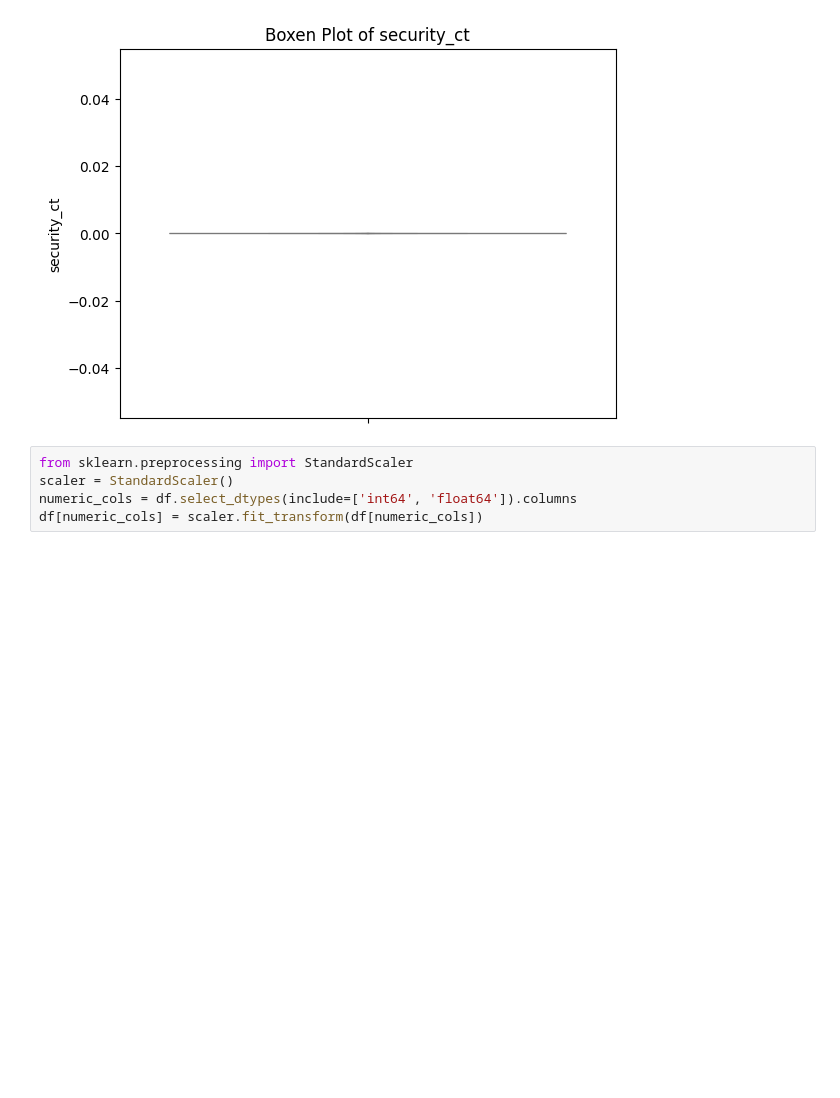
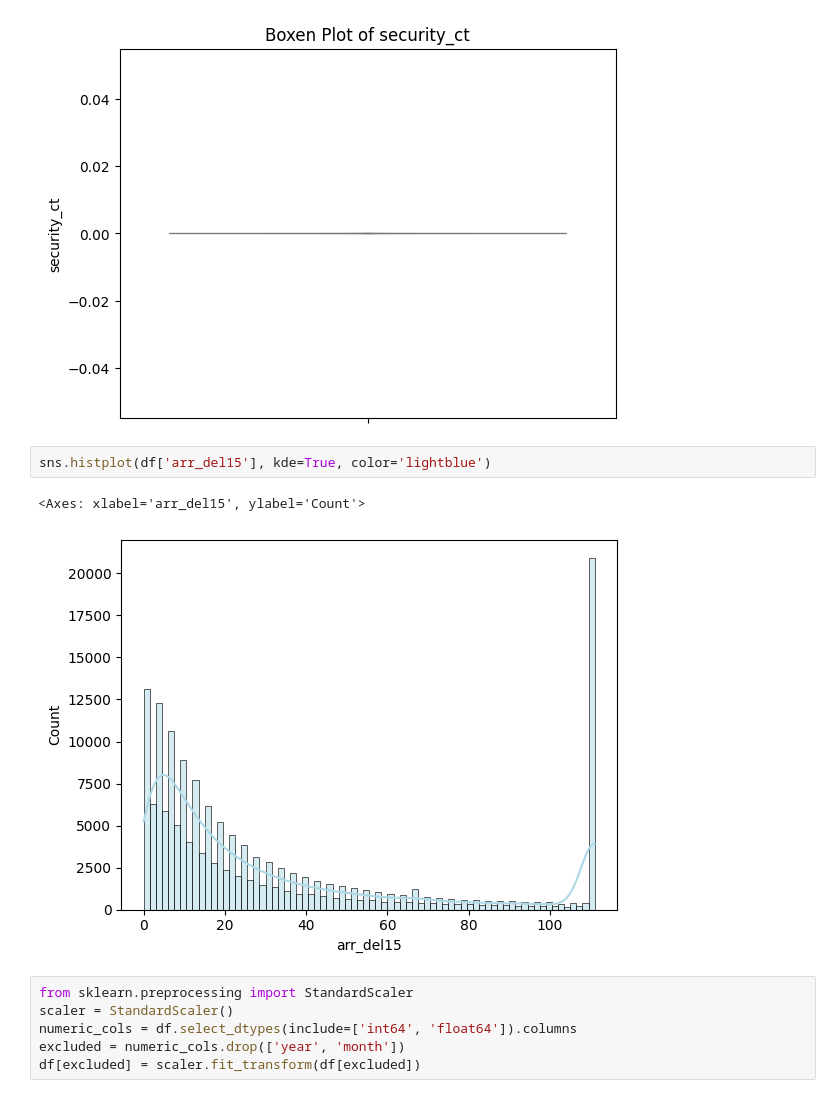
Before and after one commit to CresthaRaman/Flight-Delay, a Jupyter notebook: flight.ipynb, the cells around one changed output. Cells and saved outputs as stored; diff of their text form; blank space fills up the shorter version.

```diff
--- a/flight.ipynb
+++ b/flight.ipynb
@@ -192,11 +192,17 @@ plt.title("Boxen Plot of security_ct")
 plt.show()
 # %% [output]
 [figure]
+# %%
+sns.histplot(df['arr_del15'], kde=True, color='lightblue')
+# %% [output]
+<Axes: xlabel='arr_del15', ylabel='Count'>
+[figure, added]
 # %%
 from sklearn.preprocessing import StandardScaler
 scaler = StandardScaler()
 numeric_cols = df.select_dtypes(include=['int64', 'float64']).columns
-df[numeric_cols] = scaler.fit_transform(df[numeric_cols])
+excluded = numeric_cols.drop(['year', 'month'])
+df[excluded] = scaler.fit_transform(df[excluded])
 # %%
 sns.histplot(df['year'], kde=True, color='lightblue')
 # %% [output]
```
Also changed, not shown: parts of 6 cells of this notebook, 1 other file.
